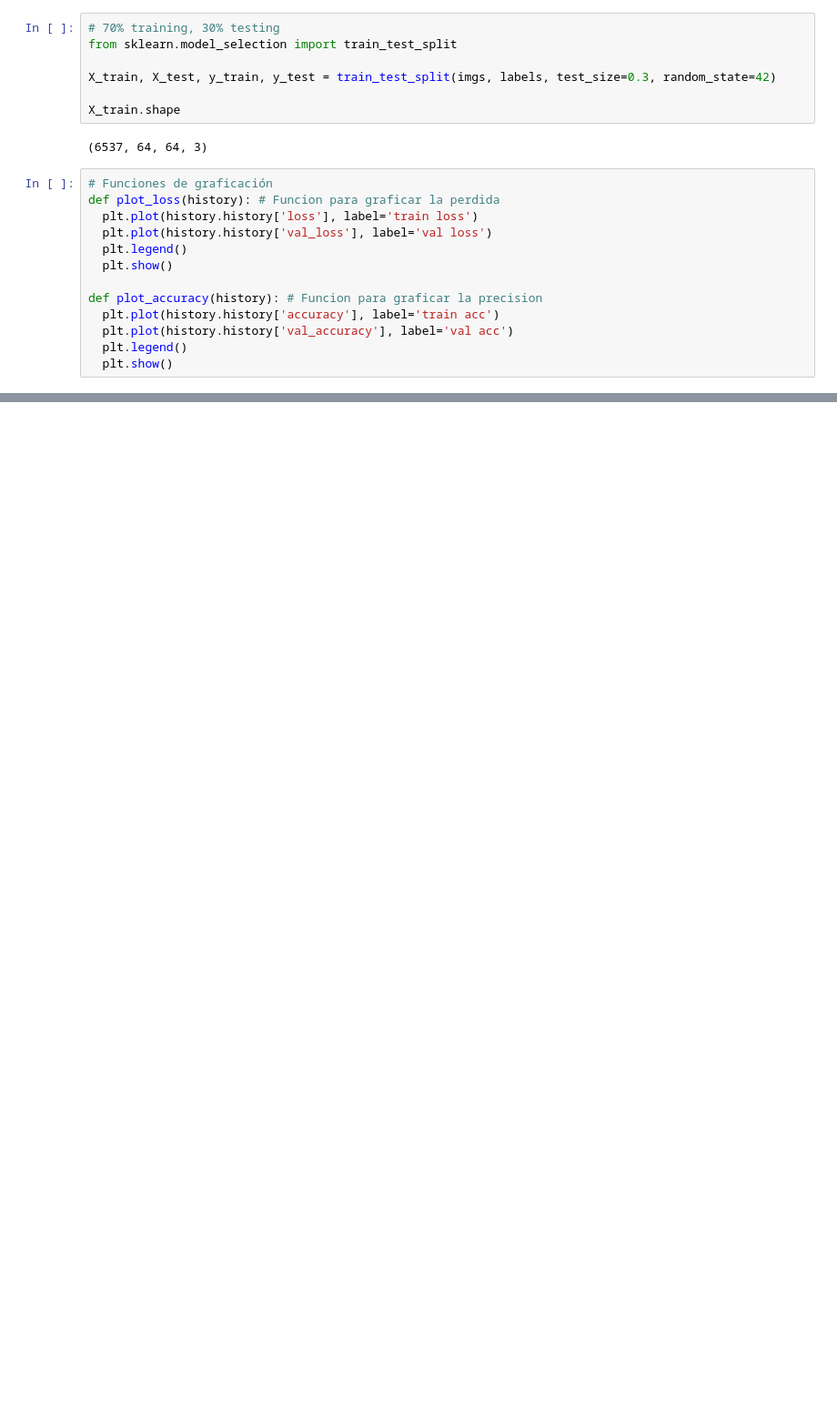
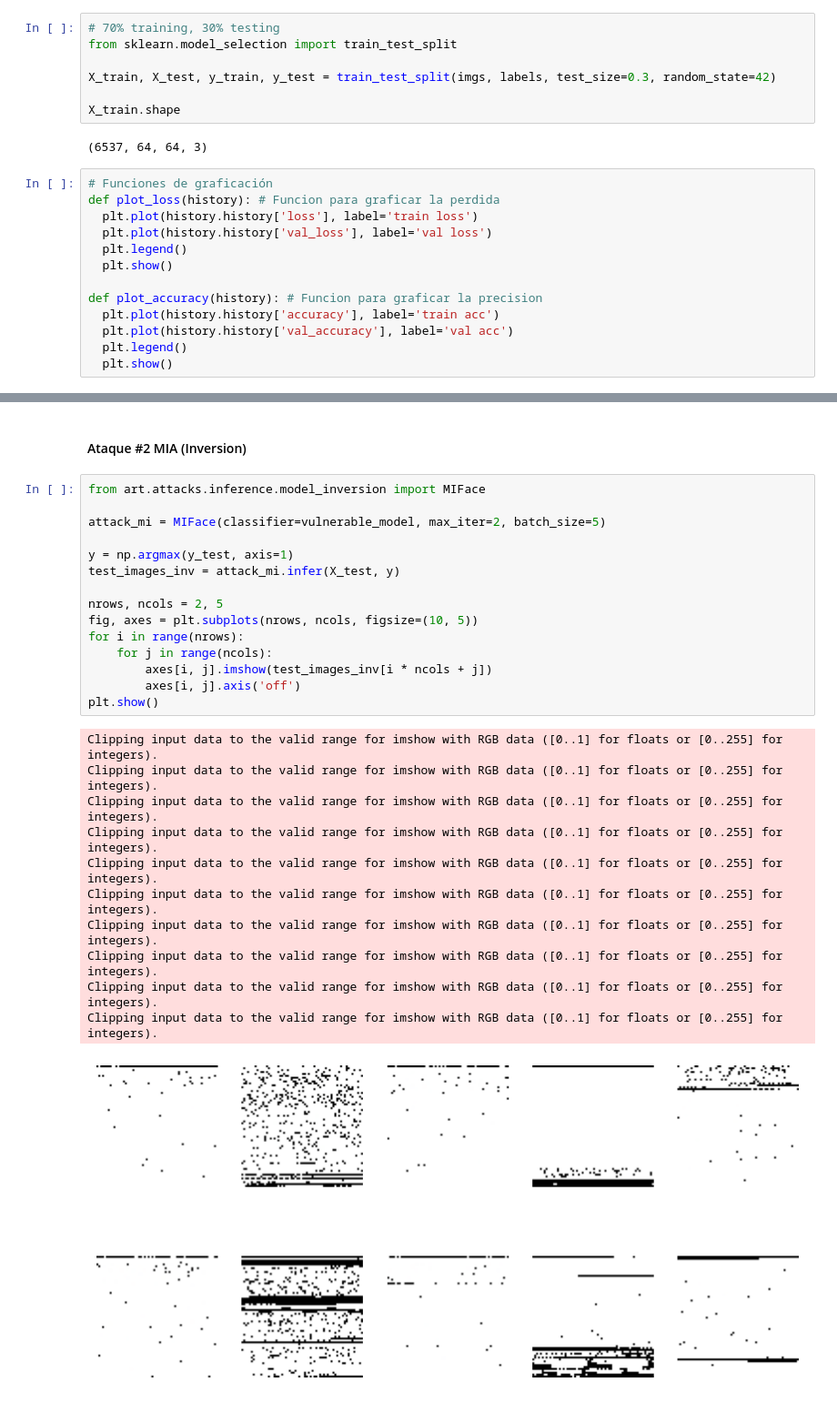
Before and after one commit to andresdlRoca/Lab7_SDS, a Jupyter notebook: Lab 7 modelo.ipynb, the cells around one changed output, grey strips where cells are left out. Shown: that part at 91% size. Cells and saved outputs as stored; diff of their text form; blank space fills up the shorter version.

```diff
--- a/Lab 7 modelo.ipynb
+++ b/Lab 7 modelo.ipynb
@@ -151,0 +205,29 @@ model.save('modelo_malimg.keras')
+# %% [markdown]
+#### Ataque #2 MIA (Inversion)
+# %%
+from art.attacks.inference.model_inversion import MIFace
+
+attack_mi = MIFace(classifier=vulnerable_model, max_iter=2, batch_size=5)
+
+y = np.argmax(y_test, axis=1)
+test_images_inv = attack_mi.infer(X_test, y)
+
+nrows, ncols = 2, 5
+fig, axes = plt.subplots(nrows, ncols, figsize=(10, 5))
+for i in range(nrows):
+    for j in range(ncols):
+        axes[i, j].imshow(test_images_inv[i * ncols + j])
+        axes[i, j].axis('off')
+plt.show()
+# %% [output]
+Clipping input data to the valid range for imshow with RGB data ([0..1] for floats or [0..255] for integers).
+Clipping input data to the valid range for imshow with RGB data ([0..1] for floats or [0..255] for integers).
+Clipping input data to the valid range for imshow with RGB data ([0..1] for floats or [0..255] for integers).
+Clipping input data to the valid range for imshow with RGB data ([0..1] for floats or [0..255] for integers).
+Clipping input data to the valid range for imshow with RGB data ([0..1] for floats or [0..255] for integers).
+Clipping input data to the valid range for imshow with RGB data ([0..1] for floats or [0..255] for integers).
+Clipping input data to the valid range for imshow with RGB data ([0..1] for floats or [0..255] for integers).
+Clipping input data to the valid range for imshow with RGB data ([0..1] for floats or [0..255] for integers).
+Clipping input data to the valid range for imshow with RGB data ([0..1] for floats or [0..255] for integers).
+Clipping input data to the valid range for imshow with RGB data ([0..1] for floats or [0..255] for integers).
+[figure, added]
```
Also changed, not shown: parts of 16 cells of this notebook, 3 other files.
